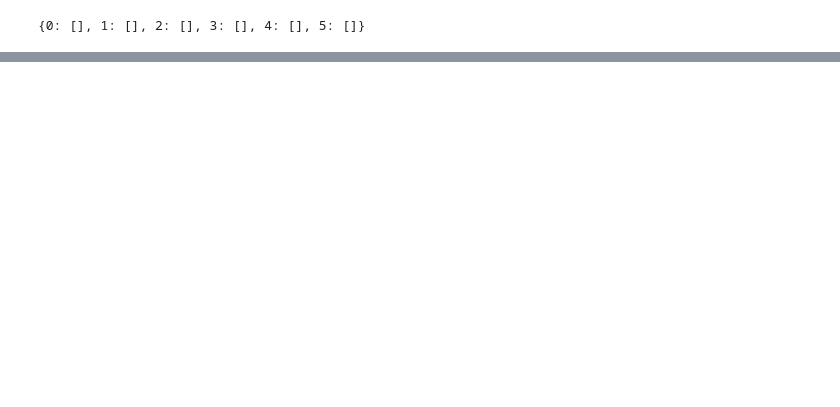
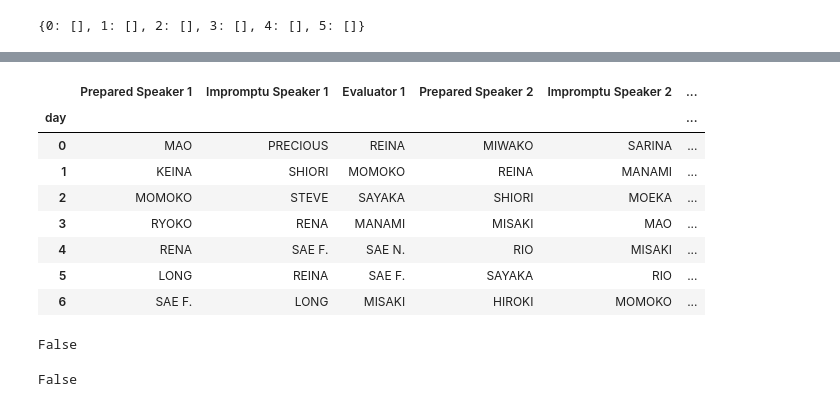
Before and after one commit to dtersegno/toastmasters, a Jupyter notebook: toastmasters.ipynb, the cells around one changed output, grey strips where cells are left out. Drawn from its saved outputs; the diff is of its cells as text; code cells hidden in the pictures; blank space fills up the shorter version.

```diff
--- a/toastmasters.ipynb
+++ b/toastmasters.ipynb
@@ -292,0 +658,32 @@ student_buckets_by_role
+# %%
+name_list = '''HIROKI
+MISAKI
+REINA
+MOMOKO
+MOEKA
+RYOKO
+STEVE
+RENA
+MAO
+SHIORI
+SAE F.
+SAE N.
+KEINA
+PRECIOUS
+MANAMI
+SARINA
+MIWAKO
+MANAMI
+SAYAKA
+LONG
+REBECCA
+RIO
+HANNAH'''
+# %%
+name_list = name_list.split('\n')
+# %%
+class_names = {
+    full_student_list[index]:name_list[index]
+    for index in range(len(full_student_list))
+}
+class_names
@@ -292,0 +708,13 @@ student_buckets_by_role
+# %%
+final_schedule = cal.replace(class_names)
+final_schedule
+# %% [output]
+|  | Prepared Speaker 1 | Impromptu Speaker 1 | Evaluator 1 | Prepared Speaker 2 | Impromptu Speaker 2 | ... |
+| day |  |  |  |  |  | ... |
+| 0 | MAO | PRECIOUS | REINA | MIWAKO | SARINA | ... |
+| 1 | KEINA | SHIORI | MOMOKO | REINA | MANAMI | ... |
+| 2 | MOMOKO | STEVE | SAYAKA | SHIORI | MOEKA | ... |
+| 3 | RYOKO | RENA | MANAMI | MISAKI | MAO | ... |
+| 4 | RENA | SAE F. | SAE N. | RIO | MISAKI | ... |
+| 5 | LONG | REINA | SAE F. | SAYAKA | RIO | ... |
+| 6 | SAE F. | LONG | MISAKI | HIROKI | MOMOKO | ... |
@@ -292,0 +723,8 @@ student_buckets_by_role
+# %%
+check_day_repeats(final_schedule)
+# %% [output]
+False
+# %%
+check_job_repeats(final_schedule[final_schedule.columns[:-3]])
+# %% [output]
+False
```
Also changed, not shown: parts of 30 cells of this notebook, 2 other files.
